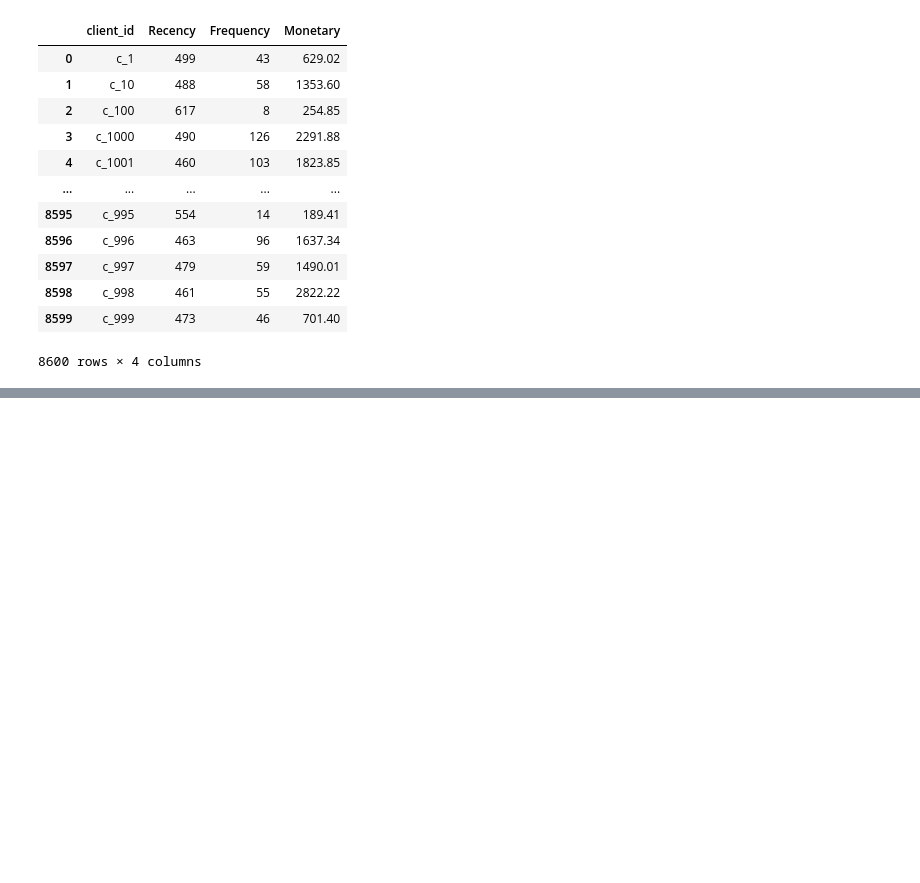
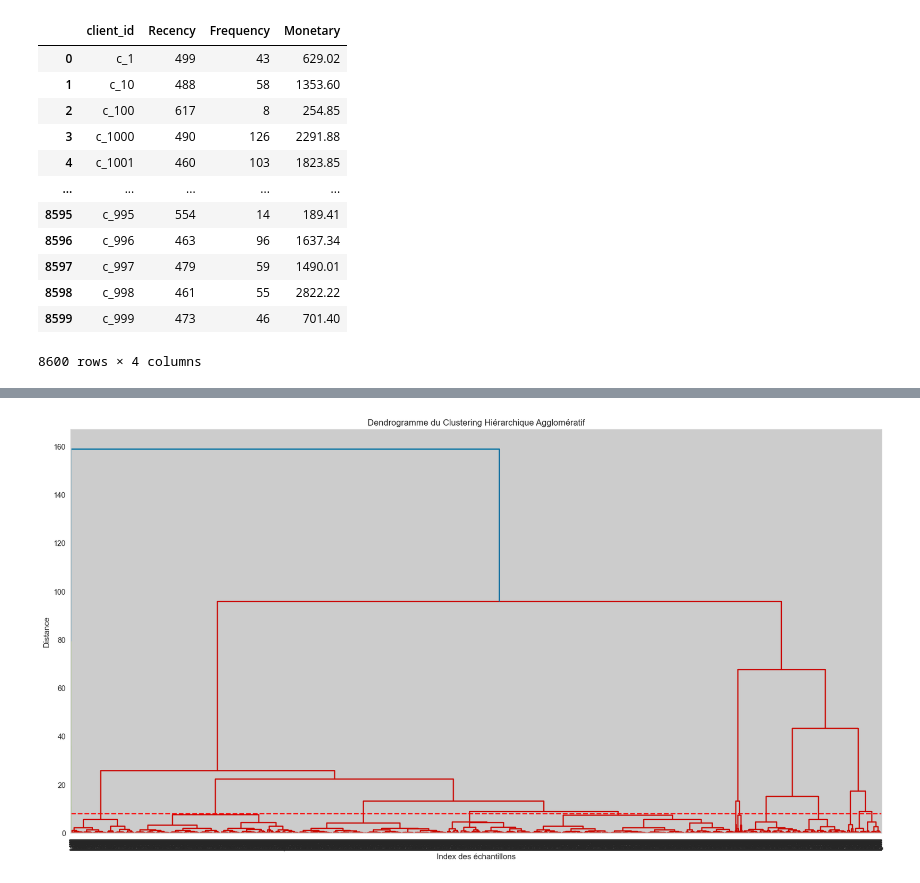
Before and after one commit to Vaelastraszz/dojo_git, a Jupyter notebook: notebooks/modeling.ipynb, the cells around one changed output, grey strips where cells are left out. Saved outputs shown, nothing was run; the diff lists cells and outputs as text; code cells hidden in the pictures; blank space fills up the shorter version.

```diff
--- a/notebooks/modeling.ipynb
+++ b/notebooks/modeling.ipynb
@@ -168,0 +221,16 @@ rfm
+# %%
+# Calculer la matrice de liaison
+
+Z = linkage(X_scaled, method='ward')
+
+# Afficher le dendrogramme
+
+plt.figure(figsize=(20,10))
+plt.title("Dendrogramme du Clustering Hiérarchique Agglomératif")
+dendrogram(Z, labels=rfm.client_id.to_list())
+plt.axhline(y=8,color='red',linestyle='--')
+plt.xlabel('Index des échantillons')
+plt.ylabel('Distance')
+plt.show()
+# %% [output]
+[figure, added]
```
Also changed, not shown: parts of 19 cells of this notebook.
